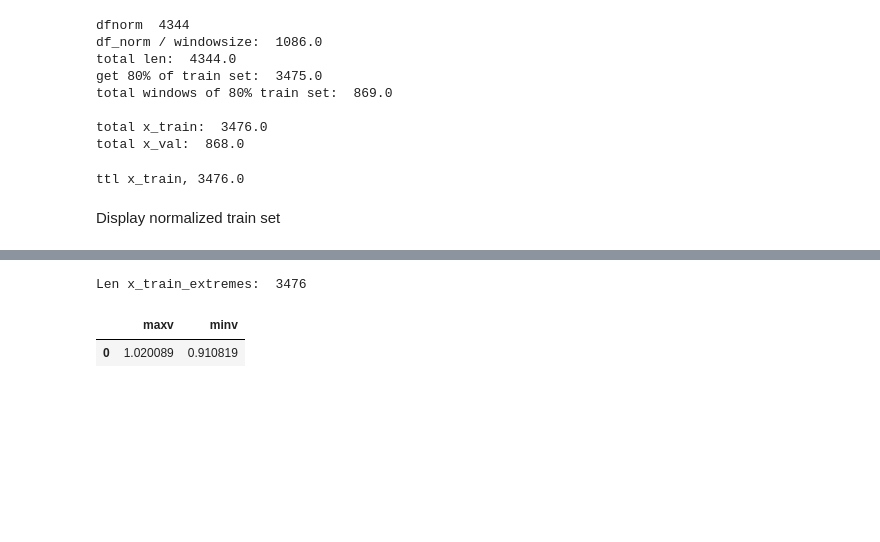
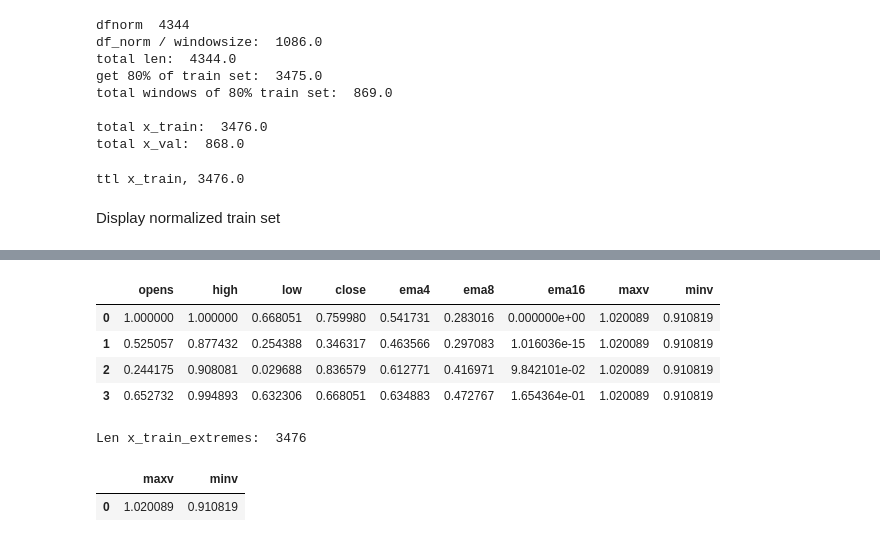
Before and after one commit to Philippe-cz/Stock-Price-Prediction-by-CNN-LSTM-DNN-model, a Jupyter notebook: 02_AAPL_S1_Model_Training.ipynb, the cells around one changed output, grey strips where cells are left out. Saved outputs shown, nothing was run; the diff lists cells and outputs as text; code cells hidden in the pictures; blank space fills up the shorter version.

```diff
--- a/02_AAPL_S1_Model_Training.ipynb
+++ b/02_AAPL_S1_Model_Training.ipynb
@@ -404,3 +384,11 @@ x_valid.head(20)
+# %%
+x_train.head(4)
+# %% [output]
+|  | opens | high | low | close | ema4 | ema8 | ema16 | maxv | minv |
+| 0 | 1.000000 | 1.000000 | 0.668051 | 0.759980 | 0.541731 | 0.283016 | 0.000000e+00 | 1.020089 | 0.910819 |
+| 1 | 0.525057 | 0.877432 | 0.254388 | 0.346317 | 0.463566 | 0.297083 | 1.016036e-15 | 1.020089 | 0.910819 |
+| 2 | 0.244175 | 0.908081 | 0.029688 | 0.836579 | 0.612771 | 0.416971 | 9.842101e-02 | 1.020089 | 0.910819 |
+| 3 | 0.652732 | 0.994893 | 0.632306 | 0.668051 | 0.634883 | 0.472767 | 1.654364e-01 | 1.020089 | 0.910819 |
 # %%
 x_train_extremes = x_train.iloc[:,7:].copy()
 print("Len x_train_extremes: ",len(x_train_extremes))
```
Also changed, not shown: parts of 3 cells of this notebook, 2 other files.
